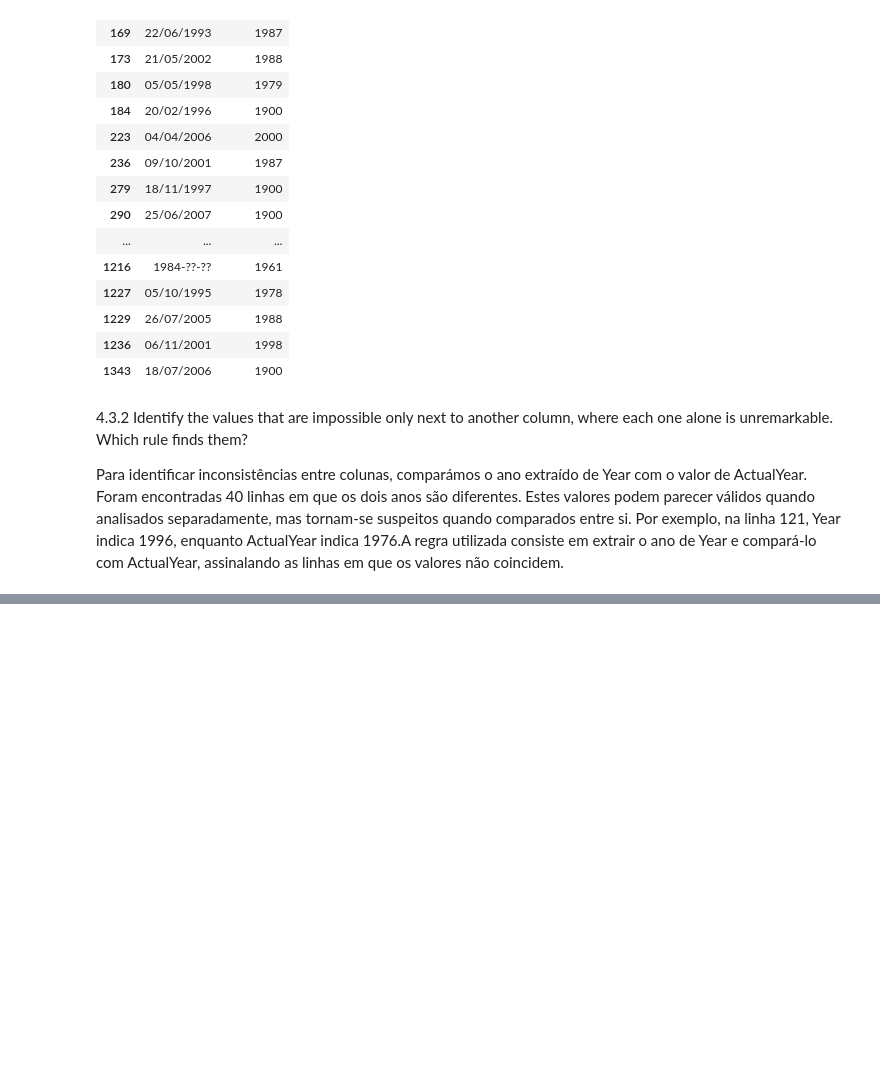
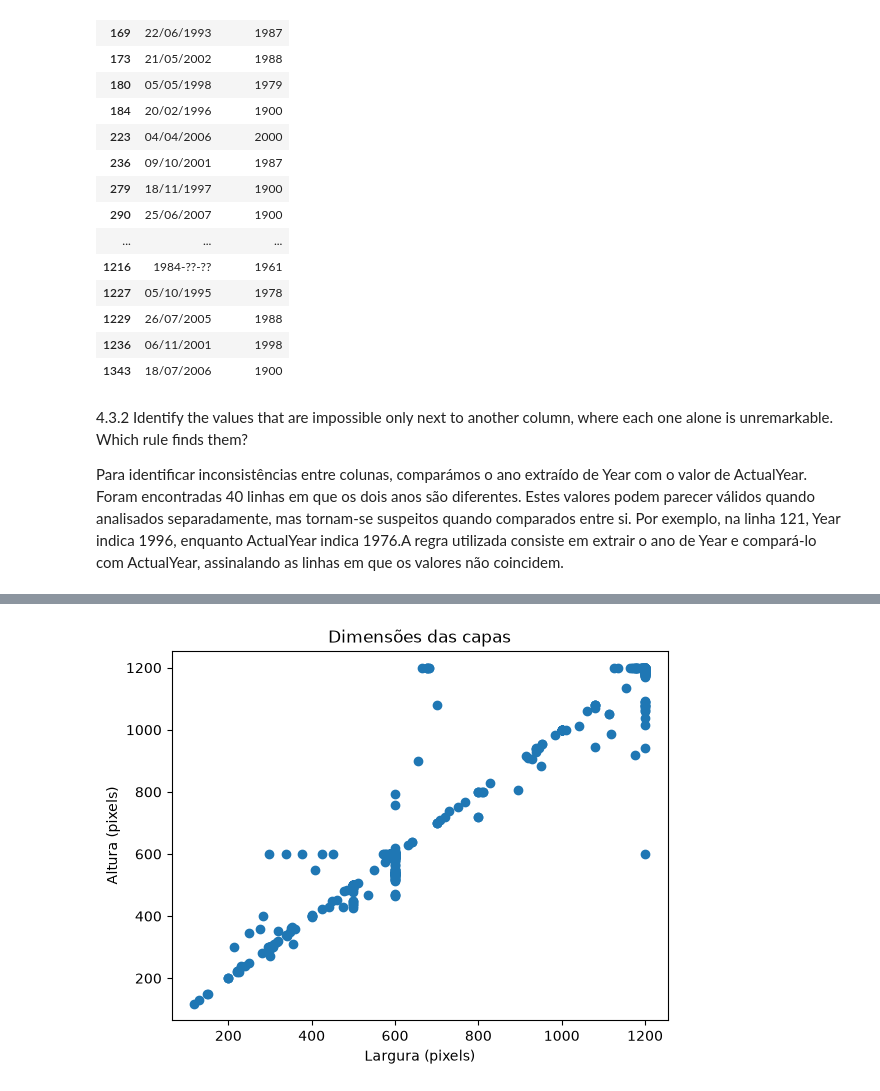
Before and after one commit to tdamiaon/ECAC-Projeto, a Jupyter notebook: a.ipynb, the cells around one changed output, grey strips where cells are left out. Saved outputs shown, nothing was run; the diff lists cells and outputs as text; code cells hidden in the pictures; blank space fills up the shorter version.

```diff
--- a/a.ipynb
+++ b/a.ipynb
@@ -338,0 +1188,85 @@ Por exemplo, na linha 121, Year indica 1996, enquanto ActualYear indica 1976.A r
+# %%
+from pathlib import Path
+from PIL import Image
+from collections import Counter
+import hashlib
+import numpy as np
+import pandas as pd
+import librosa
+import matplotlib.pyplot as plt
+
+# Caminhos dos ficheiros
+base = Path("dataset/dataset")
+covers = list((base / "album_covers").rglob("*"))
+covers = [p for p in covers if p.suffix.lower() in [".jpg", ".jpeg", ".png"]]
+audios = [p for p in (base / "audio").rglob("*")
+          if p.suffix.lower() in [".mp3", ".wav", ".flac", ".ogg", ".m4a"]]
+
+print("Capas:", len(covers))
+print("Áudios:", len(audios))
+
+# 1. Dimensões das capas
+dimensions = []
+hashes = []
+
+for p in covers:
+    try:
+        with Image.open(p) as img:
+            dimensions.append((p.stem, *img.size))
+            hashes.append(hashlib.md5(img.convert("RGB").tobytes()).hexdigest())
+    except Exception:
+        pass
+
+covers_df = pd.DataFrame(dimensions, columns=["ID", "Width", "Height"])
+
+plt.scatter(covers_df["Width"], covers_df["Height"])
+plt.xlabel("Largura (pixels)")
+plt.ylabel("Altura (pixels)")
+plt.title("Dimensões das capas")
+plt.show()
+
+print("Dimensões mais frequentes:")
+print(Counter(zip(covers_df["Width"], covers_df["Height"])).most_common(10))
+print("Capas repetidas:", sum(n - 1 for n in Counter(hashes).values() if n > 1))
+
+# 2. Capas em falta ou sem áudio correspondente
+cover_ids = {p.stem for p in covers}
+audio_ids = {p.stem for p in audios}
+
+print("Áudios sem capa correspondente:", len(audio_ids - cover_ids))
+print("Capas sem áudio correspondente:", len(cover_ids - audio_ids))
+
+# 3. Estatísticas dos áudios
+stats = []
+
+for p in audios[:100]:
+    try:
+        y, sr = librosa.load(p, sr=22050, mono=True)
+
+        if len(y) == 0:
+            continue
+
+        stats.append({
+            "Duração (s)": len(y) / sr,
+            "Energia RMS": np.sqrt(np.mean(y ** 2)),
+            "Amplitude máxima": np.max(np.abs(y)),
+            "Zero crossing rate": np.mean(
+                librosa.feature.zero_crossing_rate(y=y)
+            ),
+            "Centroide espectral": np.mean(
+                librosa.feature.spectral_centroid(y=y, sr=sr)
+            )
+        })
+
+    except Exception as e:
+        print(f"Erro em {p.name}: {e}")
+
+stats_df = pd.DataFrame(stats)
+
+print("Áudios analisados:", len(stats_df))
+print(stats_df.describe().round(3))
+
+stats_df.hist(bins=20, figsize=(12, 8))
+plt.tight_layout()
+plt.show()
+# %% [output]
@@ -338,0 +1275 @@ Por exemplo, na linha 121, Year indica 1996, enquanto ActualYear indica 1976.A r
+[figure, added]
```
Also changed, not shown: parts of 10 cells of this notebook.
